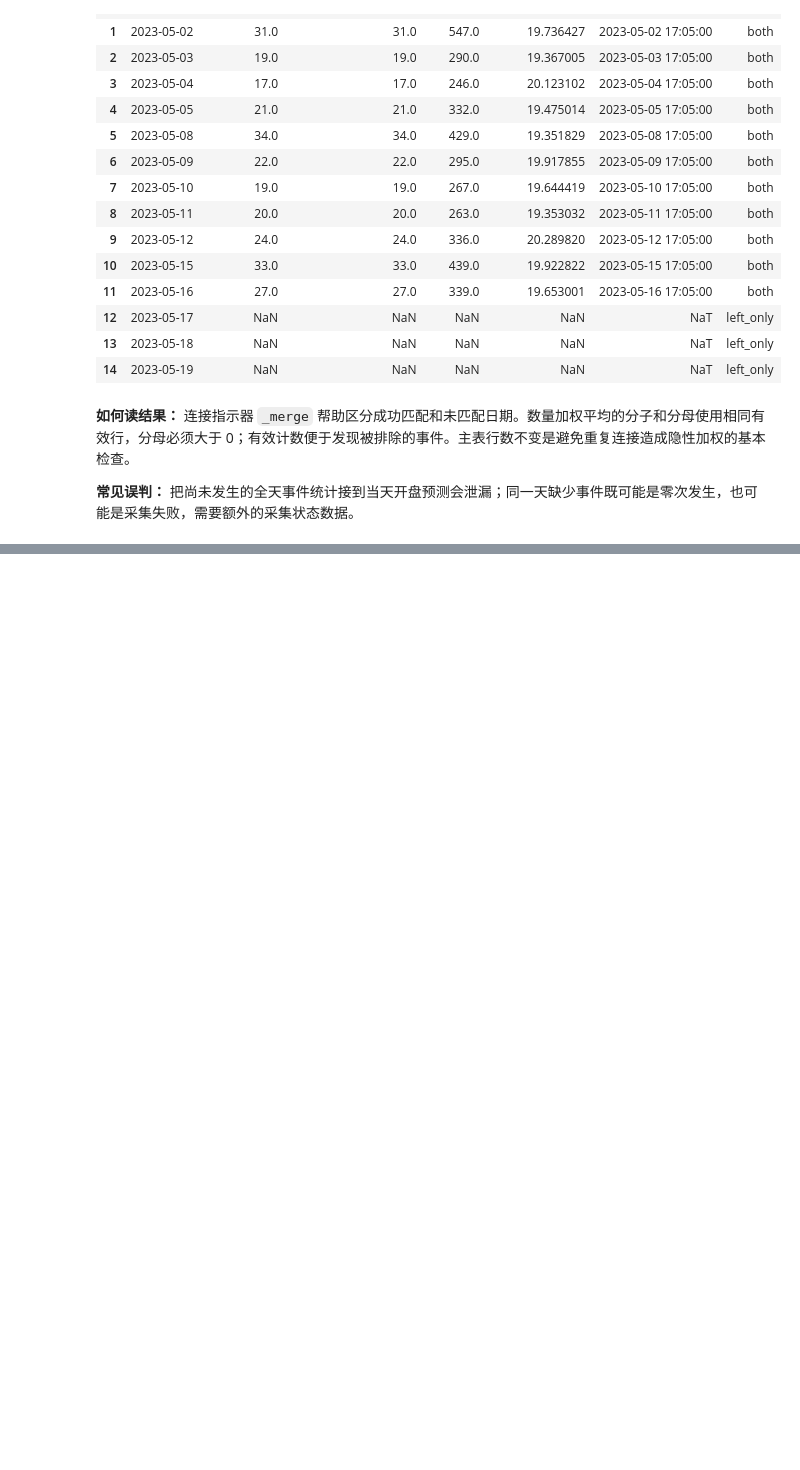
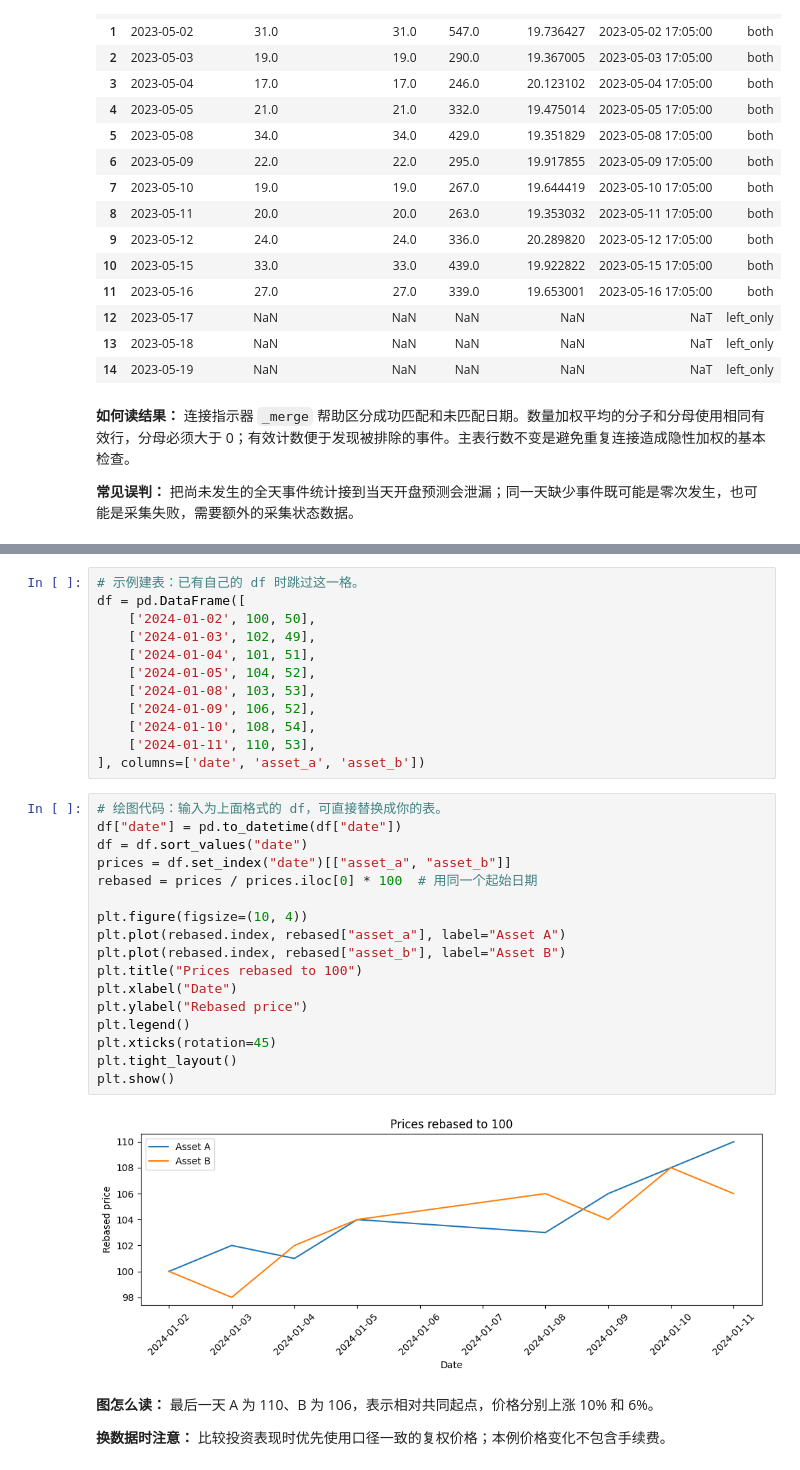
Before and after one commit to EnkiDoctor/timeseries-research-notebooks, a Jupyter notebook: notebooks/02_time_series_processing_visualization.ipynb, the cells around one changed output, grey strips where cells are left out. Saved outputs shown, nothing was run; the diff lists cells and outputs as text; blank space fills up the shorter version.

```diff
--- a/notebooks/02_time_series_processing_visualization.ipynb
+++ b/notebooks/02_time_series_processing_visualization.ipynb
@@ -1594,0 +832,35 @@ print("重复时间戳行数:", v18.duplicated(["timestamp", "asset"], keep=Fals
+# %%
+# 示例建表：已有自己的 df 时跳过这一格。
+df = pd.DataFrame([
+    ['2024-01-02', 100, 50],
+    ['2024-01-03', 102, 49],
+    ['2024-01-04', 101, 51],
+    ['2024-01-05', 104, 52],
+    ['2024-01-08', 103, 53],
+    ['2024-01-09', 106, 52],
+    ['2024-01-10', 108, 54],
+    ['2024-01-11', 110, 53],
+], columns=['date', 'asset_a', 'asset_b'])
+# %%
+# 绘图代码：输入为上面格式的 df，可直接替换成你的表。
+df["date"] = pd.to_datetime(df["date"])
+df = df.sort_values("date")
+prices = df.set_index("date")[["asset_a", "asset_b"]]
+rebased = prices / prices.iloc[0] * 100  # 用同一个起始日期
+
+plt.figure(figsize=(10, 4))
+plt.plot(rebased.index, rebased["asset_a"], label="Asset A")
+plt.plot(rebased.index, rebased["asset_b"], label="Asset B")
+plt.title("Prices rebased to 100")
+plt.xlabel("Date")
+plt.ylabel("Rebased price")
+plt.legend()
+plt.xticks(rotation=45)
+plt.tight_layout()
+plt.show()
+# %% [output]
+[figure, added]
+# %% [markdown]
+**图怎么读：** 最后一天 A 为 110、B 为 106，表示相对共同起点，价格分别上涨 10% 和 6%。
+
+**换数据时注意：** 比较投资表现时优先使用口径一致的复权价格；本例价格变化不包含手续费。
```
Also changed, not shown: parts of 130 cells of this notebook, 30 other files.
